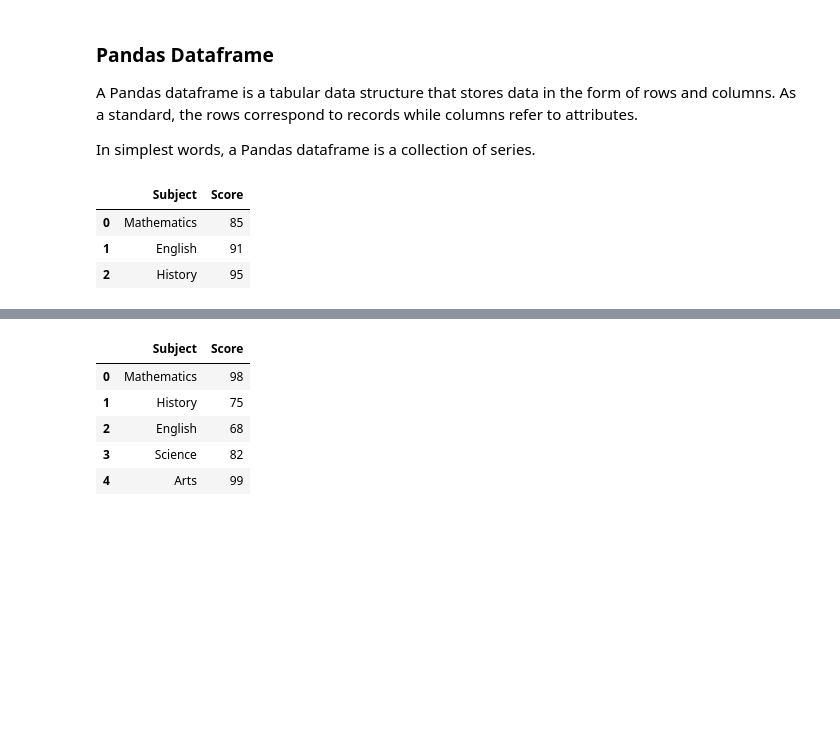
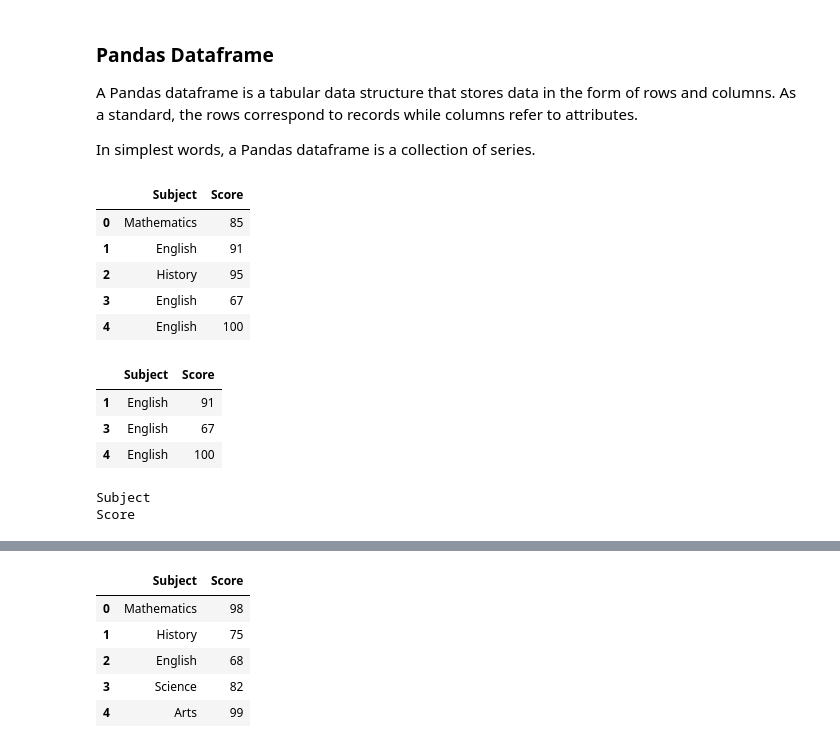
Before and after one commit to zuilpirola/EDA, a Jupyter notebook: Practical/Week2/pandas_review_student.ipynb, the cells around one changed output, grey strips where cells are left out. Cells and saved outputs as stored; diff of their text form; code cells hidden in the pictures; blank space fills up the shorter version.

```diff
--- a/Practical/Week2/pandas_review_student.ipynb
+++ b/Practical/Week2/pandas_review_student.ipynb
@@ -259,11 +308,27 @@ In simplest words, a Pandas dataframe is a collection of series.
 # %%
 # dataframe using list of lists
 
-scores = [['Mathematics', 85], ['English', 91], ['History', 95]]
+scores = [['Mathematics', 85], ['English', 91], ['History', 95],['English', 67],['English', 100]]
 my_df = pd.DataFrame(scores, columns=['Subject', 'Score'])
 my_df
 # %% [output]
 |  | Subject | Score |
 | 0 | Mathematics | 85 |
 | 1 | English | 91 |
 | 2 | History | 95 |
+| 3 | English | 67 |
+| 4 | English | 100 |
+# %%
+a = my_df[my_df['Subject']=='English']
+a
+# %% [output]
+|  | Subject | Score |
+| 1 | English | 91 |
+| 3 | English | 67 |
+| 4 | English | 100 |
+# %%
+for x in my_df:
+    print(x)
+# %% [output]
+Subject
+Score
```
Also changed, not shown: parts of 14 cells of this notebook.
